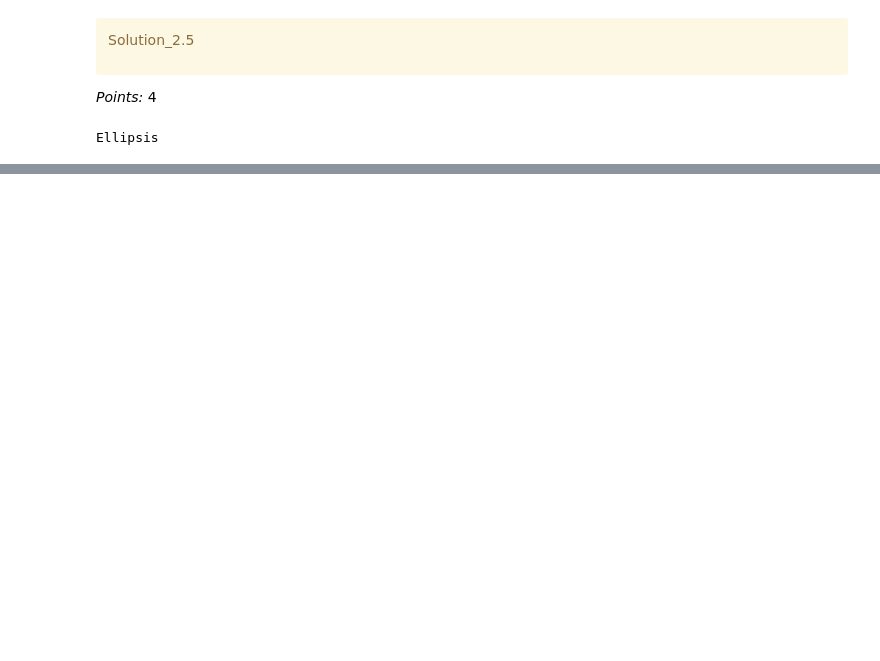
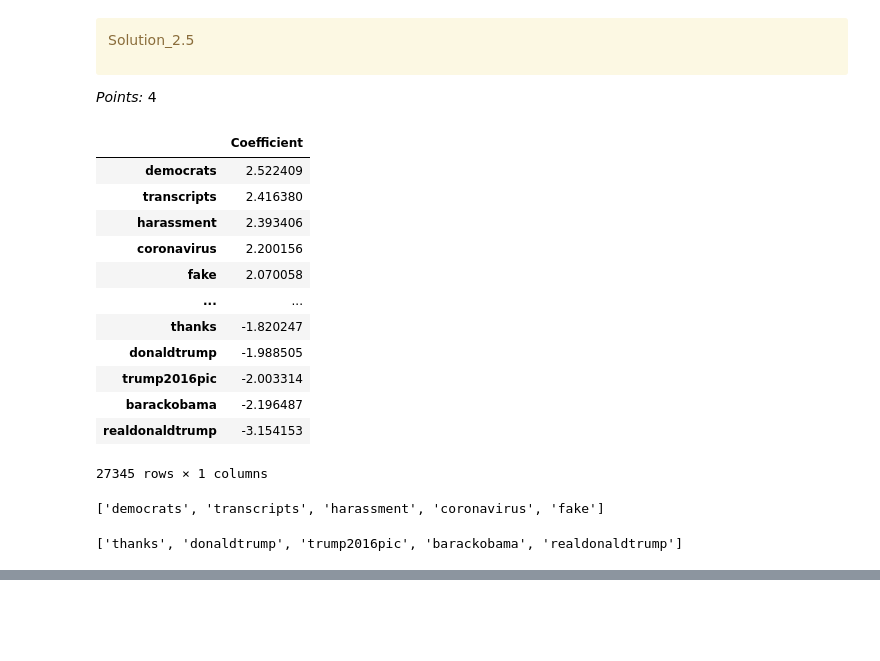
Before and after one commit to aneeshanavlakha/hw4, a Jupyter notebook: hw4.ipynb, the cells around one changed output, grey strips where cells are left out. Drawn from its saved outputs; the diff is of its cells as text; code cells hidden in the pictures; blank space fills up the shorter version.

```diff
--- a/hw4.ipynb
+++ b/hw4.ipynb
@@ -473,17 +439,40 @@ Solution_2.5
 </div>
 
 _Points:_ 4
-# %%
-top_5_words = None  # Store them as a list
-bottom_5_words = None  # Store them as a list
-
-...
-# %% [output]
-Ellipsis
+# %%
+#from lecture 7 class demo
+feature_names = vec_from_pipe.get_feature_names_out().tolist()
+coeffs = lr_from_pipe.coef_.flatten()
+
+word_coeff_df = pd.DataFrame(coeffs, feature_names, columns=["Coefficient"])
+word_coeff_df = word_coeff_df.sort_values(by="Coefficient", ascending=False)
+
+top_5_words = word_coeff_df.head(5).index.tolist()
+bottom_5_words = word_coeff_df.tail(5).index.tolist()
+
+word_coeff_df
+# %% [output]
+|  | Coefficient |
+| democrats | 2.522409 |
+| transcripts | 2.416380 |
+| harassment | 2.393406 |
+| coronavirus | 2.200156 |
+| fake | 2.070058 |
+| ... | ... |
+| thanks | -1.820247 |
+| donaldtrump | -1.988505 |
+| trump2016pic | -2.003314 |
+| barackobama | -2.196487 |
+| realdonaldtrump | -3.154153 |
+27345 rows × 1 columns
 # %%
 top_5_words
+# %% [output]
+['democrats', 'transcripts', 'harassment', 'coronavirus', 'fake']
 # %%
 bottom_5_words
+# %% [output]
+['thanks', 'donaldtrump', 'trump2016pic', 'barackobama', 'realdonaldtrump']
 # %%
 grader.check("q2.5")
 # %% [output]
```
Also changed, not shown: parts of 25 cells of this notebook.
